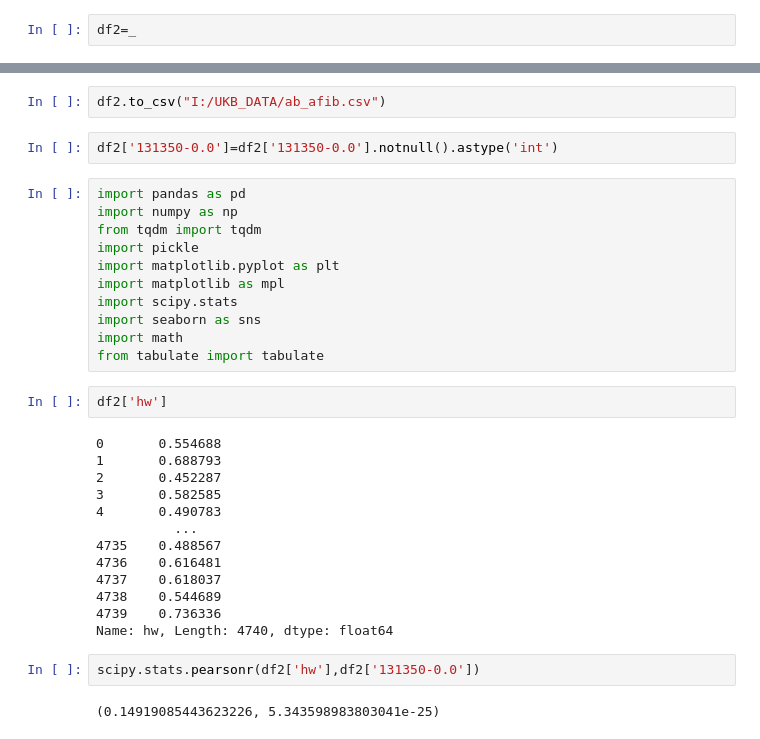
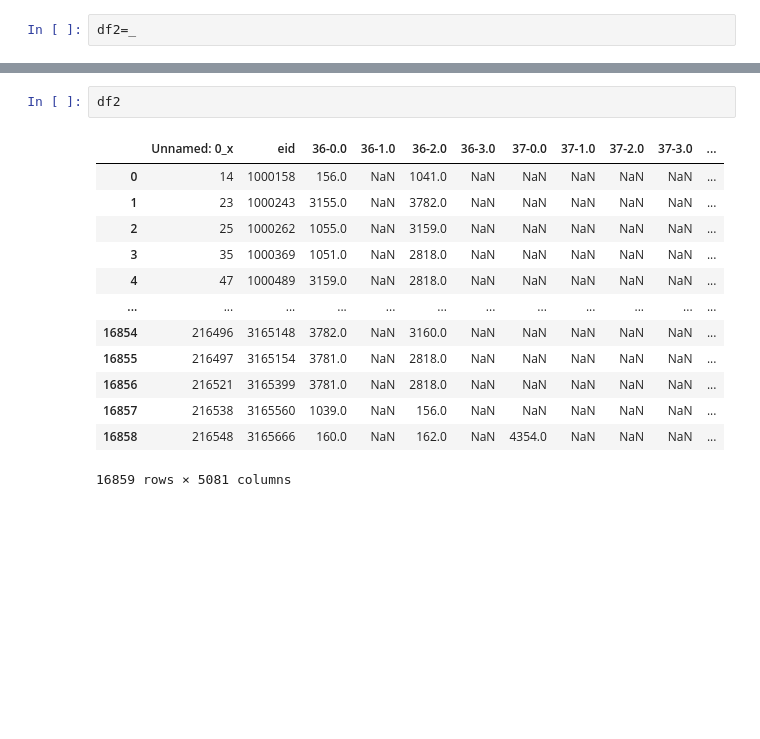
Before and after one commit to vukadinovic936/sphericity, a Jupyter notebook: Untitled.ipynb, the cells around one changed output, grey strips where cells are left out. Cells and saved outputs as stored; diff of their text form; blank space fills up the shorter version.

```diff
--- a/Untitled.ipynb
+++ b/Untitled.ipynb
@@ -202,34 +250,16 @@ df2[['idx','131350-0.0']]
-# %%
-df2.to_csv("I:/UKB_DATA/ab_afib.csv")
-# %%
-df2['131350-0.0']=df2['131350-0.0'].notnull().astype('int')
-# %%
-import pandas as pd
-import numpy as np
-from tqdm import tqdm
-import pickle
-import matplotlib.pyplot as plt
-import matplotlib as mpl
-import scipy.stats
-import seaborn as sns
-import math
-from tabulate import tabulate
 # %%
-df2['hw']
+df2
 # %% [output]
+|  | Unnamed: 0_x | eid | 36-0.0 | 36-1.0 | 36-2.0 | 36-3.0 | 37-0.0 | 37-1.0 | 37-2.0 | 37-3.0 | ... |
+| 0 | 14 | 1000158 | 156.0 | NaN | 1041.0 | NaN | NaN | NaN | NaN | NaN | ... |
+| 1 | 23 | 1000243 | 3155.0 | NaN | 3782.0 | NaN | NaN | NaN | NaN | NaN | ... |
+| 2 | 25 | 1000262 | 1055.0 | NaN | 3159.0 | NaN | NaN | NaN | NaN | NaN | ... |
+| 3 | 35 | 1000369 | 1051.0 | NaN | 2818.0 | NaN | NaN | NaN | NaN | NaN | ... |
+| 4 | 47 | 1000489 | 3159.0 | NaN | 2818.0 | NaN | NaN | NaN | NaN | NaN | ... |
+| ... | ... | ... | ... | ... | ... | ... | ... | ... | ... | ... | ... |
+| 16854 | 216496 | 3165148 | 3782.0 | NaN | 3160.0 | NaN | NaN | NaN | NaN | NaN | ... |
+| 16855 | 216497 | 3165154 | 3781.0 | NaN | 2818.0 | NaN | NaN | NaN | NaN | NaN | ... |
+| 16856 | 216521 | 3165399 | 3781.0 | NaN | 2818.0 | NaN | NaN | NaN | NaN | NaN | ... |
+| 16857 | 216538 | 3165560 | 1039.0 | NaN | 156.0 | NaN | NaN | NaN | NaN | NaN | ... |
+| 16858 | 216548 | 3165666 | 160.0 | NaN | 162.0 | NaN | 4354.0 | NaN | NaN | NaN | ... |
-0       0.554688
-1       0.688793
-2       0.452287
-3       0.582585
-4       0.490783
-          ...
-4735    0.488567
-4736    0.616481
-4737    0.618037
-4738    0.544689
-4739    0.736336
-Name: hw, Length: 4740, dtype: float64
+16859 rows × 5081 columns
-# %%
-scipy.stats.pearsonr(df2['hw'],df2['131350-0.0'])
-# %% [output]
-(0.14919085443623226, 5.343598983803041e-25)
```
Also changed, not shown: parts of 67 cells of this notebook, 19 other files.
